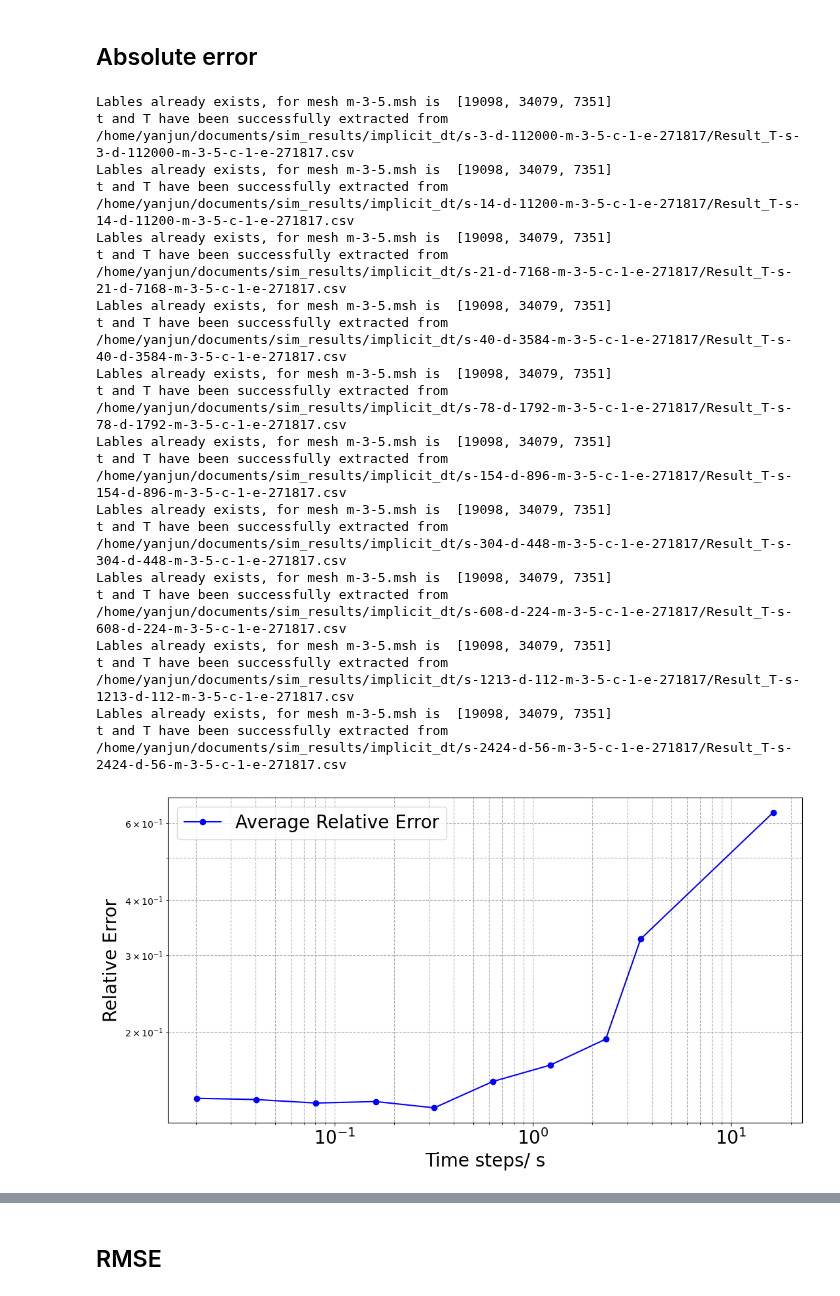
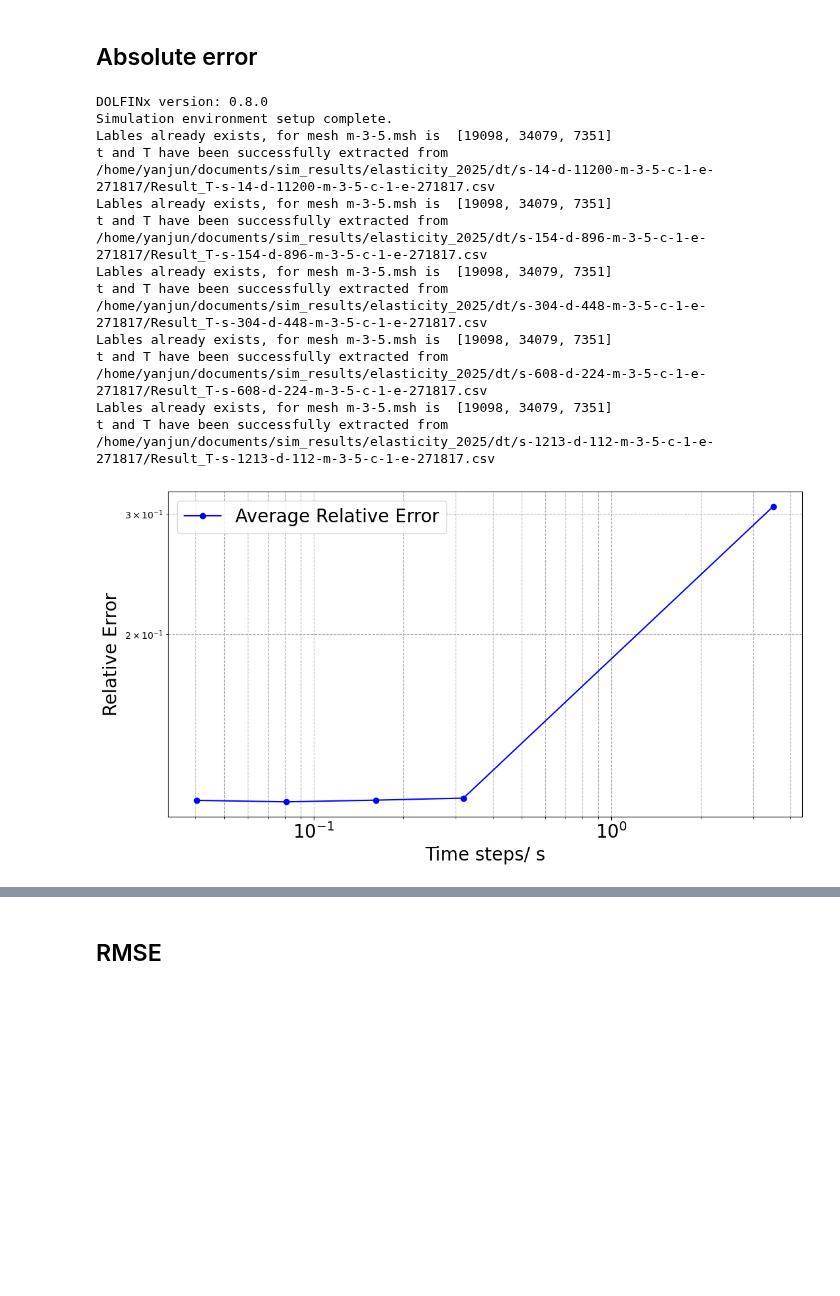
Before and after one commit to yanjun96/thermal_mechanics_fenicsx, a Jupyter notebook: analysis/thermal_elasetic/dt.ipynb, the cells around one changed output, grey strips where cells are left out. Saved outputs shown, nothing was run; the diff lists cells and outputs as text; code cells hidden in the pictures; blank space fills up the shorter version.

Commit message:
plot for dx dt for thermal elasticity analysis

```diff
--- a/analysis/thermal_elasetic/dt.ipynb
+++ b/analysis/thermal_elasetic/dt.ipynb
@@ -90,7 +90,7 @@ import matplotlib.pyplot as plt
 import numpy as np
 
 # Adding path for your custom functions (if needed)
-sys.path.append('/home/yanjun/documents/fenicsx/therm_disc/')
+sys.path.append('/home/yanjun/documents/fenicsx/mech_disc/main_simulation/')
 from disc_f import *  # Assuming this file has functions like collect_csv_files, extract_file_labels, etc.
 
 # Directory containing your simulation results
@@ -137,46 +137,38 @@ for csv_file in csv_files:
     avg_relative_errors.append(np.mean(relative_error))
 
 marker_styles = ['o', 's', '^', 'v', '>', '<','d', '*', 'x', 'p' ]
 # Plot DOF vs Average Relative Error
 fontsize_global = 20
 plt.figure(figsize=(11, 6))
 plt.loglog(dt_list, avg_relative_errors, marker='o', linestyle='-', color='b', label="Average Relative Error")
 
 # Label the axes
 plt.xlabel('Time steps/ s', fontsize=fontsize_global)
 plt.ylabel('Relative Error', fontsize=fontsize_global)
 #plt.title('Relative Error vs Time Step',fontsize=fontsize_global)
 
 plt.xticks(fontsize=fontsize_global)
 plt.yticks(fontsize=fontsize_global)
 
 # Add grid and legend
 plt.grid(True, which="both", ls="--")
 plt.legend(fontsize=fontsize_global)
 plt.tight_layout()
 
 # Save and display the plot
 plt.savefig('relative_error_vs_dt.png')
 plt.show()
 # %% [output]
+DOLFINx version: 0.8.0
+Simulation environment setup complete.
 Lables already exists, for mesh m-3-5.msh is  [19098, 34079, 7351]
-t and T have been successfully extracted from /home/yanjun/documents/sim_results/implicit_dt/s-3-d-112000-m-3-5-c-1-e-271817/Result_T-s-3-d-112000-m-3-5-c-1-e-271817.csv
+t and T have been successfully extracted from /home/yanjun/documents/sim_results/elasticity_2025/dt/s-14-d-11200-m-3-5-c-1-e-271817/Result_T-s-14-d-11200-m-3-5-c-1-e-271817.csv
 Lables already exists, for mesh m-3-5.msh is  [19098, 34079, 7351]
-t and T have been successfully extracted from /home/yanjun/documents/sim_results/implicit_dt/s-14-d-11200-m-3-5-c-1-e-271817/Result_T-s-14-d-11200-m-3-5-c-1-e-271817.csv
+t and T have been successfully extracted from /home/yanjun/documents/sim_results/elasticity_2025/dt/s-154-d-896-m-3-5-c-1-e-271817/Result_T-s-154-d-896-m-3-5-c-1-e-271817.csv
 Lables already exists, for mesh m-3-5.msh is  [19098, 34079, 7351]
-t and T have been successfully extracted from /home/yanjun/documents/sim_results/implicit_dt/s-21-d-7168-m-3-5-c-1-e-271817/Result_T-s-21-d-7168-m-3-5-c-1-e-271817.csv
+t and T have been successfully extracted from /home/yanjun/documents/sim_results/elasticity_2025/dt/s-304-d-448-m-3-5-c-1-e-271817/Result_T-s-304-d-448-m-3-5-c-1-e-271817.csv
 Lables already exists, for mesh m-3-5.msh is  [19098, 34079, 7351]
-t and T have been successfully extracted from /home/yanjun/documents/sim_results/implicit_dt/s-40-d-3584-m-3-5-c-1-e-271817/Result_T-s-40-d-3584-m-3-5-c-1-e-271817.csv
+t and T have been successfully extracted from /home/yanjun/documents/sim_results/elasticity_2025/dt/s-608-d-224-m-3-5-c-1-e-271817/Result_T-s-608-d-224-m-3-5-c-1-e-271817.csv
 Lables already exists, for mesh m-3-5.msh is  [19098, 34079, 7351]
-t and T have been successfully extracted from /home/yanjun/documents/sim_results/implicit_dt/s-78-d-1792-m-3-5-c-1-e-271817/Result_T-s-78-d-1792-m-3-5-c-1-e-271817.csv
-Lables already exists, for mesh m-3-5.msh is  [19098, 34079, 7351]
-t and T have been successfully extracted from /home/yanjun/documents/sim_results/implicit_dt/s-154-d-896-m-3-5-c-1-e-271817/Result_T-s-154-d-896-m-3-5-c-1-e-271817.csv
-Lables already exists, for mesh m-3-5.msh is  [19098, 34079, 7351]
-t and T have been successfully extracted from /home/yanjun/documents/sim_results/implicit_dt/s-304-d-448-m-3-5-c-1-e-271817/Result_T-s-304-d-448-m-3-5-c-1-e-271817.csv
-Lables already exists, for mesh m-3-5.msh is  [19098, 34079, 7351]
-t and T have been successfully extracted from /home/yanjun/documents/sim_results/implicit_dt/s-608-d-224-m-3-5-c-1-e-271817/Result_T-s-608-d-224-m-3-5-c-1-e-271817.csv
-Lables already exists, for mesh m-3-5.msh is  [19098, 34079, 7351]
-t and T have been successfully extracted from /home/yanjun/documents/sim_results/implicit_dt/s-1213-d-112-m-3-5-c-1-e-271817/Result_T-s-1213-d-112-m-3-5-c-1-e-271817.csv
-Lables already exists, for mesh m-3-5.msh is  [19098, 34079, 7351]
-t and T have been successfully extracted from /home/yanjun/documents/sim_results/implicit_dt/s-2424-d-56-m-3-5-c-1-e-271817/Result_T-s-2424-d-56-m-3-5-c-1-e-271817.csv
+t and T have been successfully extracted from /home/yanjun/documents/sim_results/elasticity_2025/dt/s-1213-d-112-m-3-5-c-1-e-271817/Result_T-s-1213-d-112-m-3-5-c-1-e-271817.csv
-[figure, old version]
+[figure, new version]
```
Also changed, not shown: parts of 2 cells of this notebook, 3 other files.
